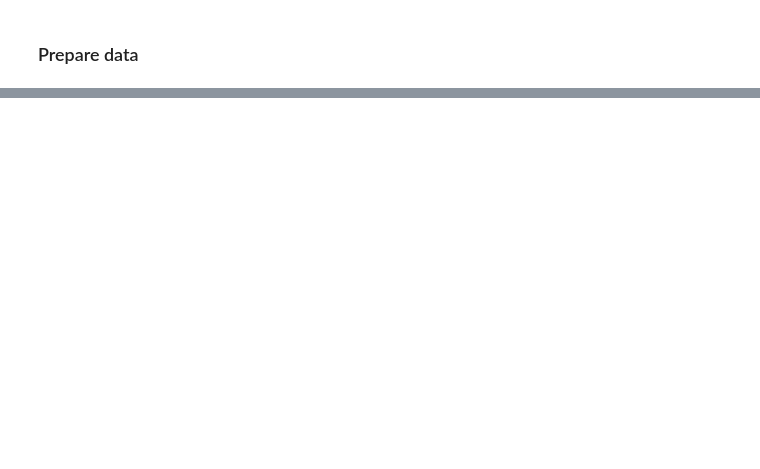
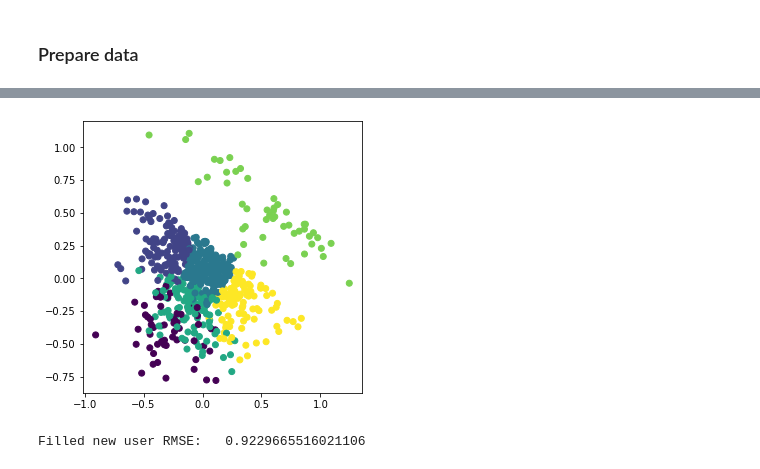
Before and after one commit to hanweny/YelpRecSYS, a Jupyter notebook: Baseline.ipynb, the cells around one changed output, grey strips where cells are left out. Saved outputs shown, nothing was run; the diff lists cells and outputs as text; code cells hidden in the pictures; blank space fills up the shorter version.

```diff
--- a/Baseline.ipynb
+++ b/Baseline.ipynb
@@ -307,0 +256,12 @@ Counter({0: 17642,
+# %%
+## Combine compliments and received compliments columns using PCA
+
+compliment_pca = PCA(n_components = 5)
+user_reduced['pca_compliment'] = compliment_pca.fit_transform(user_reduced[compliment_columns])[:,0]
+user_reduced = user_reduced.drop(compliment_columns, axis = 1)
+print("Compliment PCA:  ", compliment_pca.explained_variance_ratio_)
+
+receive_pca = PCA(n_components = 2)
+user_reduced['pca_receive'] = receive_pca.fit_transform(user_reduced[receive_columns])[:,0]
+print("Receive PCA:  ",receive_pca.explained_variance_ratio_)
+user_reduced = user_reduced.drop(receive_columns, axis = 1)
@@ -307,0 +288,9 @@ Counter({0: 17642,
+# %%
+## Remove some extreme cases for more stable kmeans clustering
+remove_extreme = lambda df, col, perc: df.loc[df[col] < np.quantile(df[col], 0.95),]
+user_reduced_temp = user_reduced.copy()
+user_reduced_temp = remove_extreme(user_reduced_temp, 'pca_compliment', 0.95)
+user_reduced_temp = remove_extreme(user_reduced_temp, 'pca_receive', 0.95)
+user_reduced_temp = remove_extreme(user_reduced_temp, 'fans', 0.95)
+user_reduced_temp = remove_extreme(user_reduced_temp, 'review_count', 0.95)
+print(user_reduced_temp.shape)
@@ -307,0 +299,6 @@ Counter({0: 17642,
+# %%
+cluster_columns = ['review_count', 'elite', 'fans', 'average_stars', 'pca_compliment', 'pca_receive']
+kmeans = KMeans(n_clusters=6, random_state = 48)
+print("Labels on extreme free users:  ", Counter(kmeans.fit_predict(user_reduced_temp[cluster_columns])))
+print("Labels on all existing users:  ", Counter(kmeans.predict(user_reduced[cluster_columns])))
+print("Labels on new users:  ", Counter(kmeans.predict(new_user_reduced[cluster_columns])))
@@ -307,0 +309,4 @@ Counter({0: 17642,
+# %%
+user_reduced_temp['kmeans_labels'] = kmeans.predict(user_reduced_temp[cluster_columns])
+user_reduced['kmeans_labels'] = kmeans.predict(user_reduced[cluster_columns])
+new_user_reduced['kmeans_labels'] = kmeans.predict(new_user_reduced[cluster_columns])
@@ -307,0 +323,8 @@ Counter({0: 17642,
+# %%
+pca_visualize = PCA(n_components = 2)
+coords = pca_visualize.fit_transform(user_reduced_temp[cluster_columns])
+plt.figure(figsize = (5, 5))
+plt.scatter(coords[:, 0], coords[:, 1], c = user_reduced_temp['kmeans_labels'])
+plt.show()
+# %% [output]
+[figure, added]
@@ -307,0 +361,4 @@ Counter({0: 17642,
+# %%
+print("Filled new user RMSE:  ", uAuto.test(new_user_filled, rating_matrix_new, rating_matrix_new_mask))
+# %% [output]
+Filled new user RMSE:   0.9229665516021106
```
Also changed, not shown: parts of 82 cells of this notebook, 2 other files.
